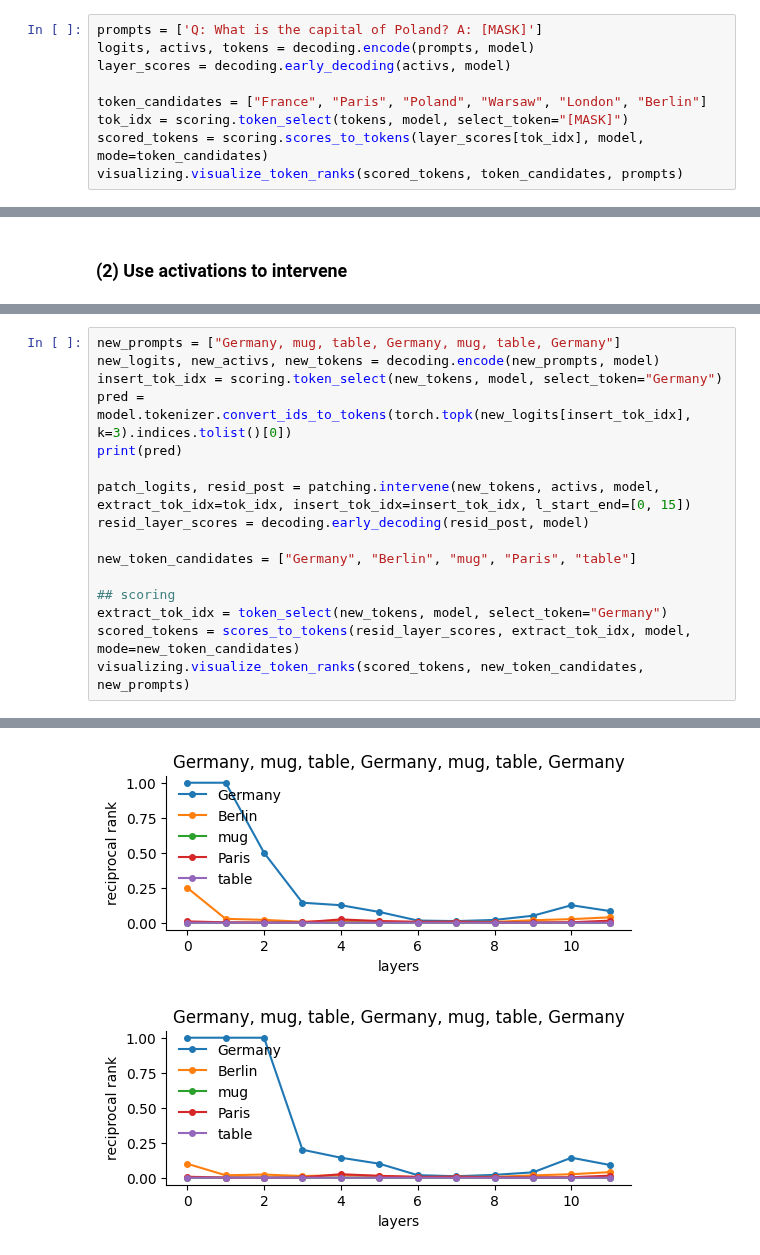
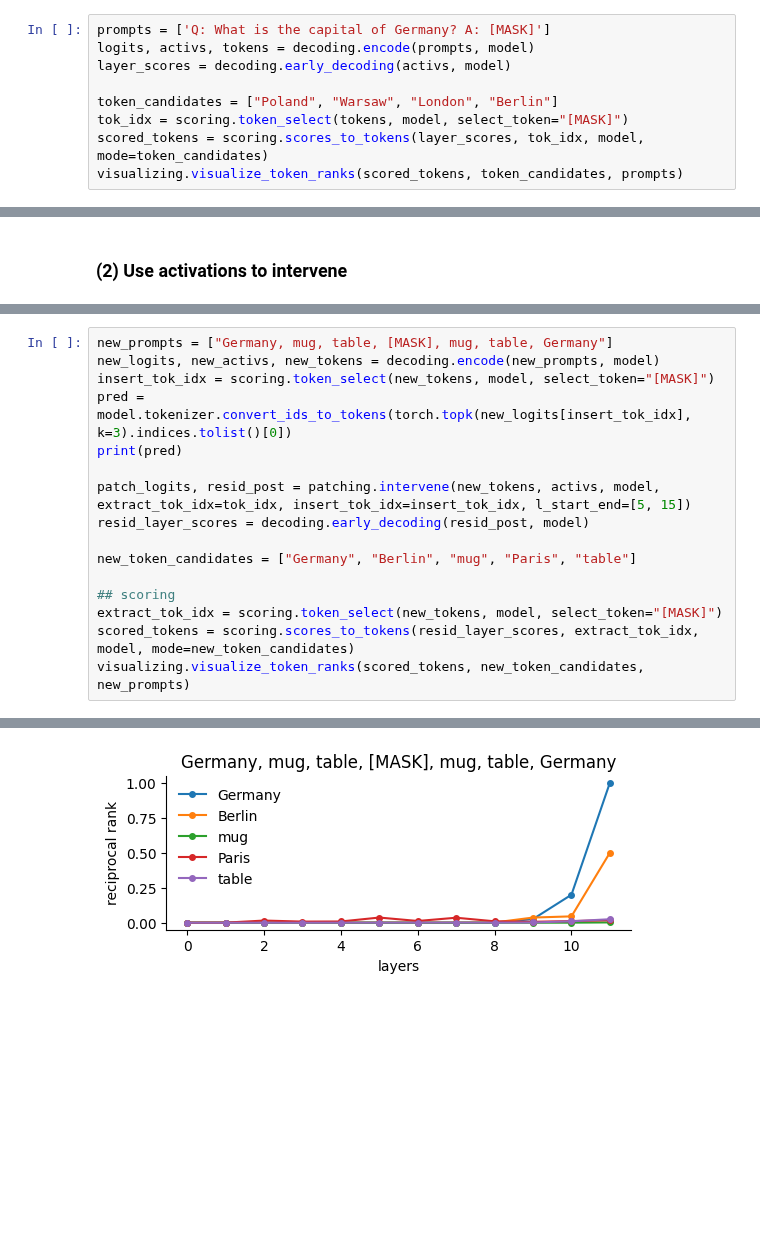
Before and after one commit to kdu4108/measureLM, a Jupyter notebook: notebooks/intervene/encoder-only.ipynb, the cells around one changed output, grey strips where cells are left out. Saved outputs shown, nothing was run; the diff lists cells and outputs as text; blank space fills up the shorter version.

```diff
--- a/notebooks/intervene/encoder-only.ipynb
+++ b/notebooks/intervene/encoder-only.ipynb
@@ -21,13 +21,13 @@ Loaded pretrained model bert-base-cased into HookedTransformer
 # %% [markdown]
 ### 1) Get activations
 # %%
-prompts = ['Q: What is the capital of Poland? A: [MASK]']
+prompts = ['Q: What is the capital of Germany? A: [MASK]']
 logits, activs, tokens = decoding.encode(prompts, model)
 layer_scores = decoding.early_decoding(activs, model)
 
-token_candidates = ["France", "Paris", "Poland", "Warsaw", "London", "Berlin"]
+token_candidates = ["Poland", "Warsaw", "London", "Berlin"]
 tok_idx = scoring.token_select(tokens, model, select_token="[MASK]")
-scored_tokens = scoring.scores_to_tokens(layer_scores[tok_idx], model, mode=token_candidates)
+scored_tokens = scoring.scores_to_tokens(layer_scores, tok_idx, model, mode=token_candidates)
 visualizing.visualize_token_ranks(scored_tokens, token_candidates, prompts)
 # %% [output]
 prompt 0
@@ -125,17 +49,17 @@ def scores_to_tokens(prompt_layer_scores, prompt_tok_idx, model, mode=2, print_r
 # %%
-new_prompts = ["Germany, mug, table, Germany, mug, table, Germany"]
+new_prompts = ["Germany, mug, table, [MASK], mug, table, Germany"]
 new_logits, new_activs, new_tokens = decoding.encode(new_prompts, model)
-insert_tok_idx = scoring.token_select(new_tokens, model, select_token="Germany")
+insert_tok_idx = scoring.token_select(new_tokens, model, select_token="[MASK]")
 pred = model.tokenizer.convert_ids_to_tokens(torch.topk(new_logits[insert_tok_idx], k=3).indices.tolist()[0])
 print(pred)
 
-patch_logits, resid_post = patching.intervene(new_tokens, activs, model, extract_tok_idx=tok_idx, insert_tok_idx=insert_tok_idx, l_start_end=[0, 15])
+patch_logits, resid_post = patching.intervene(new_tokens, activs, model, extract_tok_idx=tok_idx, insert_tok_idx=insert_tok_idx, l_start_end=[5, 15])
 resid_layer_scores = decoding.early_decoding(resid_post, model)
 
 new_token_candidates = ["Germany", "Berlin", "mug", "Paris", "table"]
 
 ## scoring
-extract_tok_idx = token_select(new_tokens, model, select_token="Germany")
-scored_tokens = scores_to_tokens(resid_layer_scores, extract_tok_idx, model, mode=new_token_candidates)
+extract_tok_idx = scoring.token_select(new_tokens, model, select_token="[MASK]")
+scored_tokens = scoring.scores_to_tokens(resid_layer_scores, extract_tok_idx, model, mode=new_token_candidates)
 visualizing.visualize_token_ranks(scored_tokens, new_token_candidates, new_prompts)
 # %% [output]
@@ -159,2 +83 @@ layer 11: [(0.0833, 'Germany'), (0.0385, 'Berlin'), (0.0, 'mug'), (0.0145, 'Pari
-[figure, old version]
+[figure, new version]
-[figure, removed]
```
Also changed, not shown: parts of 3 cells of this notebook, 3 other files.
